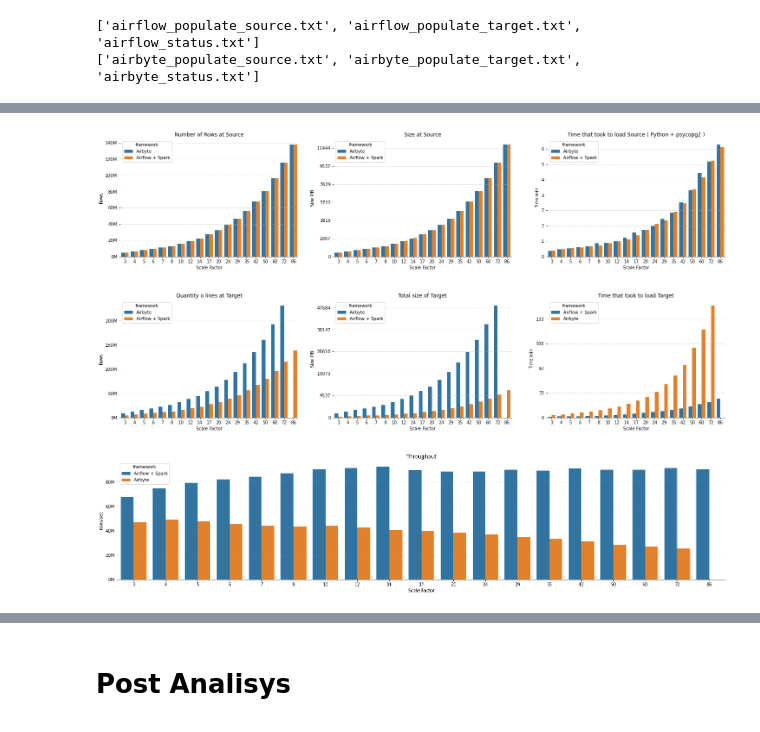
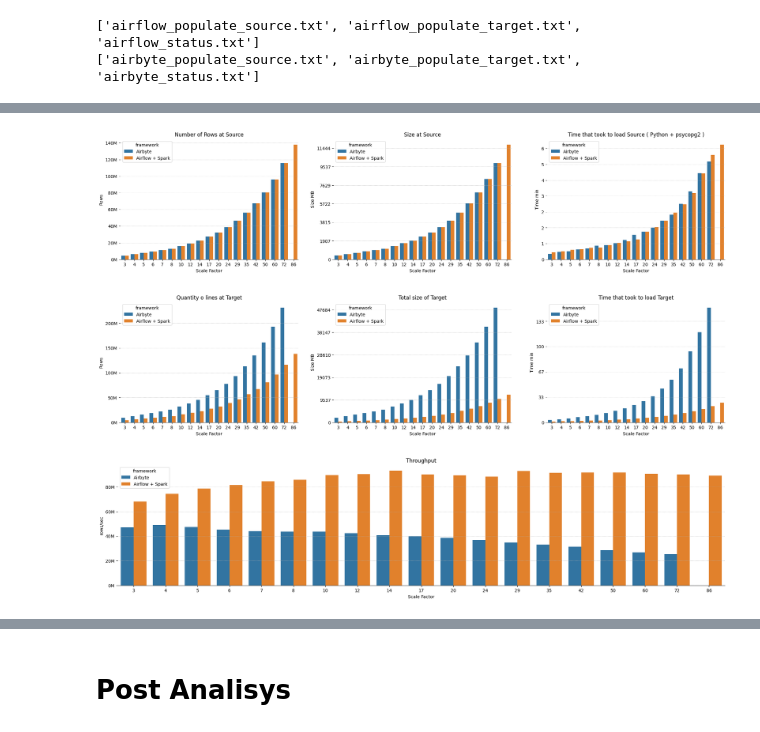
Before and after one commit to bombermal/TCC, a Jupyter notebook: Monitoring_VM/Retrieve/pre_analisys.ipynb, the cells around one changed output, grey strips where cells are left out. Saved outputs shown, nothing was run; the diff lists cells and outputs as text; code cells hidden in the pictures.

```diff
--- a/Monitoring_VM/Retrieve/pre_analisys.ipynb
+++ b/Monitoring_VM/Retrieve/pre_analisys.ipynb
@@ -159,39 +159,40 @@ for idx, col in enumerate(["rows_count", "total_size_bytes"]):
 # sns.despine(left=True)
 # plt.show()
 
-# fig, ax = plt.subplots(figsize=(25, 5))
+source_status_combined = source_status_combined.sort_values(by=["framework", "sf"]).reset_index(drop=True)
 sns.barplot(x="sf", y="TimeDelta", hue="framework", data=source_status_combined, ax=ax[2])
 # Set y-axis scale to millions with separators
 ax[2].yaxis.set_major_formatter(lambda x, pos: '{:.0f}'.format(x/60))
 ax[2].set(ylabel="Time min", xlabel="Scale Factor", title="Time that took to load Target")
 ax[2].grid(axis='y', linestyle=':')
 sns.despine(left=True)
 plt.show()
 
+df_throughput = df_throughput.sort_values(by=["framework", "sf"]).reset_index(drop=True)
 fig, ax = plt.subplots(figsize=(25, 5))
 sns.barplot(x="sf", y="Throughput", hue="framework", data=df_throughput, ax=ax)
 # Set y-axis scale to millions with separators
 ax.yaxis.set_major_formatter(lambda x, pos: '{:,.0f}'.format(x/1000) + 'M')
 ax.set(ylabel="rows/sec", xlabel="Scale Factor", title="Throughput")
 ax.grid(axis='y', linestyle=':')
 sns.despine(left=True)
 plt.show()
 
 temp_df = target_grouped.merge(source_status_combined, left_on=["framework", "benchmark_id", "sf"], right_on=["framework", "benchmark_id", "sf"], how="inner")
 
 fig, ax = plt.subplots(figsize=(25, 5))
 sns.lineplot(x="TimeDelta", y="total_size_bytes", hue="framework", data=temp_df, ax=ax)
 # Set y-axis scale to millions with separators
 ax.yaxis.set_major_formatter(lambda x, pos: '{:.0f}'.format(x/1024/1024) + 'M')
 ax.xaxis.set_major_formatter(lambda x, pos: '{:.0f}'.format(x/60))
 ax.set(ylabel="Size MB", xlabel="Time min", title="Time x Size")
 ax.grid(axis='y', linestyle=':')
 sns.despine(left=True)
 plt.show()
 # %% [output]
-[figure, old version]
+[figure, new version]
-[figure, old version]
+[figure, new version]
-[figure, old version]
+[figure, new version]
 [figure]
 # %% [markdown]
 # Post Analisys
```
Also changed, not shown: parts of 7 cells of this notebook, 5 other files.
